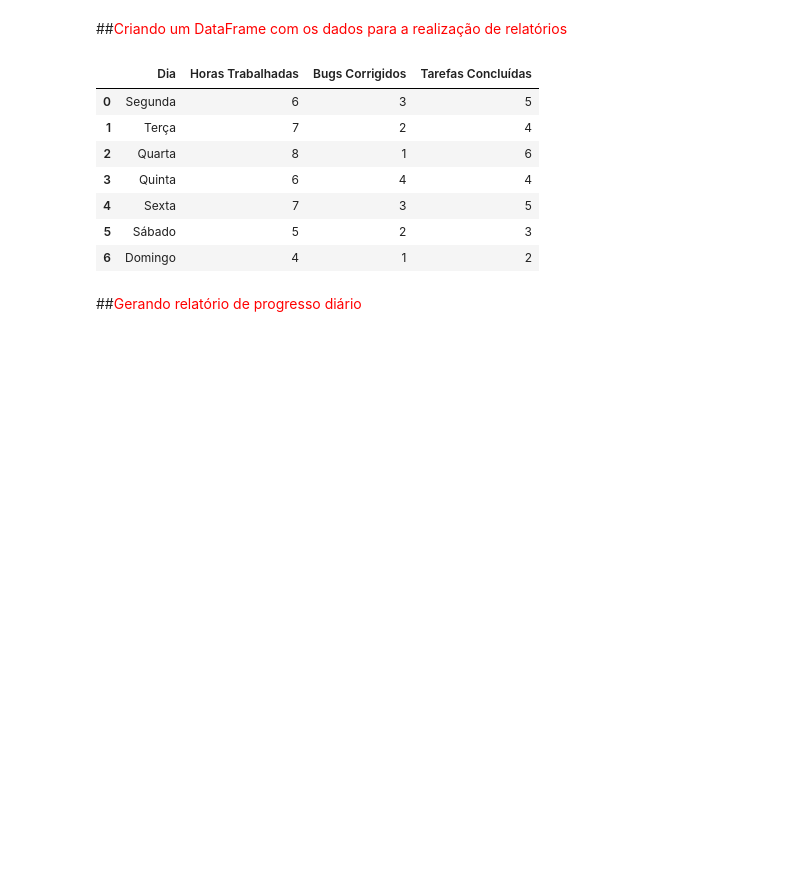
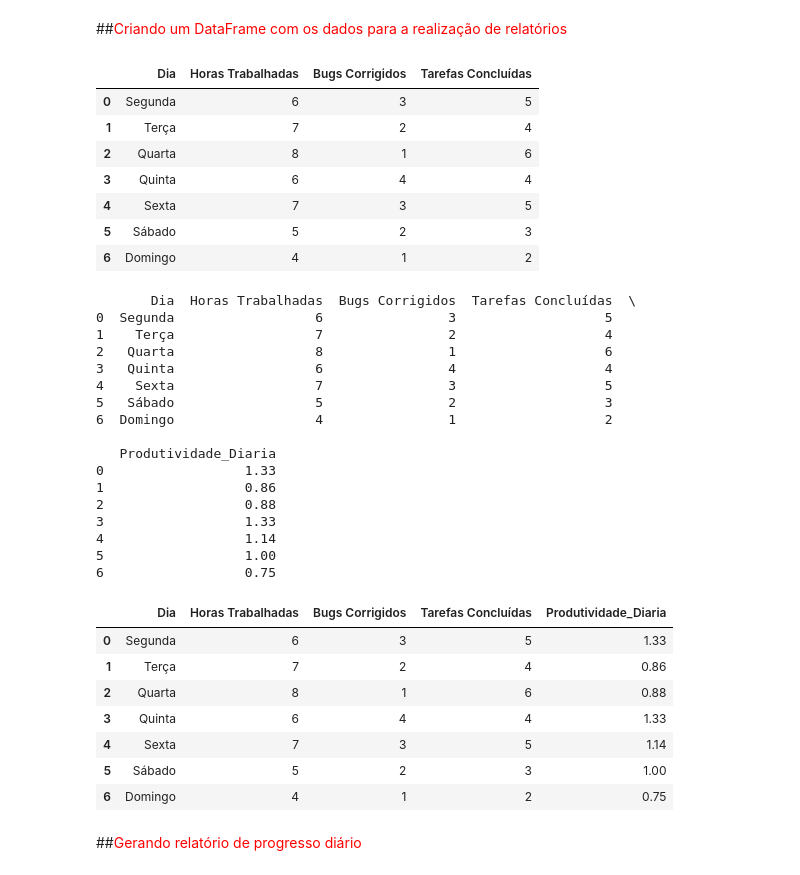
Before and after one commit to estrela1921/projeto-individual-modulo-4, a Jupyter notebook: Projeto_Individual_M4.ipynb, the cells around one changed output. Cells and saved outputs as stored; diff of their text form; code cells hidden in the pictures; blank space fills up the shorter version.

```diff
--- a/Projeto_Individual_M4.ipynb
+++ b/Projeto_Individual_M4.ipynb
@@ -14,26 +19,58 @@ import plotly.express as px
 # %%
 # Dados fornecidos
 dados = {
     'Dia': ['Segunda', 'Terça', 'Quarta', 'Quinta', 'Sexta', 'Sábado', 'Domingo'],
     'Horas Trabalhadas': [6, 7, 8, 6, 7, 5, 4],
     'Bugs Corrigidos': [3, 2, 1, 4, 3, 2, 1],
     'Tarefas Concluídas': [5, 4, 6, 4, 5, 3, 2]
     }
 
 # Criar um DataFrame com os dados
 df = pd.DataFrame(dados)
+display(df)
+
+# Calcular a produtividade diária e adicionar ao DataFrame
+df['Produtividade_Diaria'] = np.round((df['Tarefas Concluídas'] + df['Bugs Corrigidos']) / df['Horas Trabalhadas'], 2)
+
+# Mostrar o DataFrame com a nova coluna de produtividade
+print(df)
 
 # Mostrar o DataFrame
 df
 # %% [output]
 |  | Dia | Horas Trabalhadas | Bugs Corrigidos | Tarefas Concluídas |
 | 0 | Segunda | 6 | 3 | 5 |
 | 1 | Terça | 7 | 2 | 4 |
 | 2 | Quarta | 8 | 1 | 6 |
 | 3 | Quinta | 6 | 4 | 4 |
 | 4 | Sexta | 7 | 3 | 5 |
 | 5 | Sábado | 5 | 2 | 3 |
 | 6 | Domingo | 4 | 1 | 2 |
+       Dia  Horas Trabalhadas  Bugs Corrigidos  Tarefas Concluídas  \
+0  Segunda                  6                3                   5
+1    Terça                  7                2                   4
+2   Quarta                  8                1                   6
+3   Quinta                  6                4                   4
+4    Sexta                  7                3                   5
+5   Sábado                  5                2                   3
+6  Domingo                  4                1                   2
+
+   Produtividade_Diaria
+0                  1.33
+1                  0.86
+2                  0.88
+3                  1.33
+4                  1.14
+5                  1.00
+6                  0.75
+|  | Dia | Horas Trabalhadas | Bugs Corrigidos | Tarefas Concluídas | Produtividade_Diaria |
+| 0 | Segunda | 6 | 3 | 5 | 1.33 |
+| 1 | Terça | 7 | 2 | 4 | 0.86 |
+| 2 | Quarta | 8 | 1 | 6 | 0.88 |
+| 3 | Quinta | 6 | 4 | 4 | 1.33 |
+| 4 | Sexta | 7 | 3 | 5 | 1.14 |
+| 5 | Sábado | 5 | 2 | 3 | 1.00 |
+| 6 | Domingo | 4 | 1 | 2 | 0.75 |
 # %% [markdown]
 ##<font color = "red">Gerando relatório de progresso diário
 # %%
```
Also changed, not shown: parts of 4 cells of this notebook.
